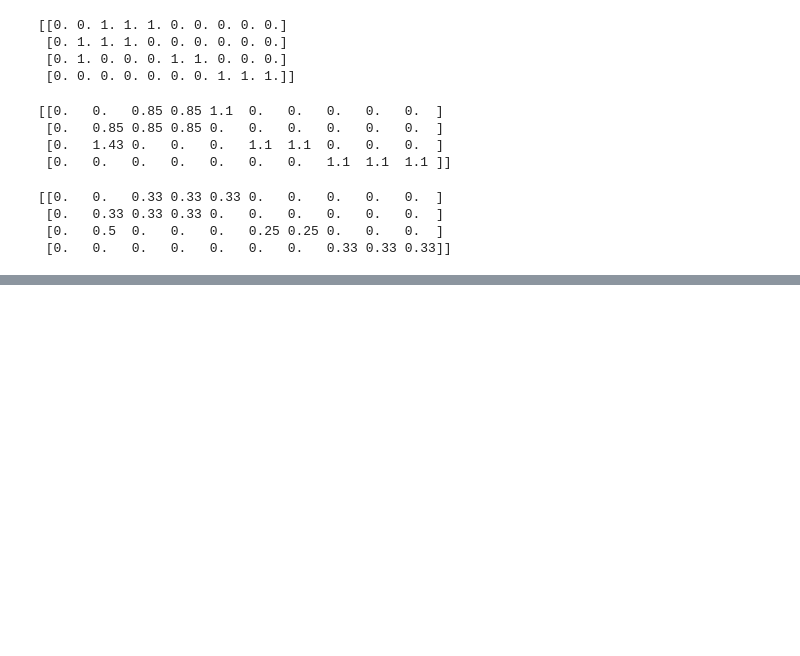
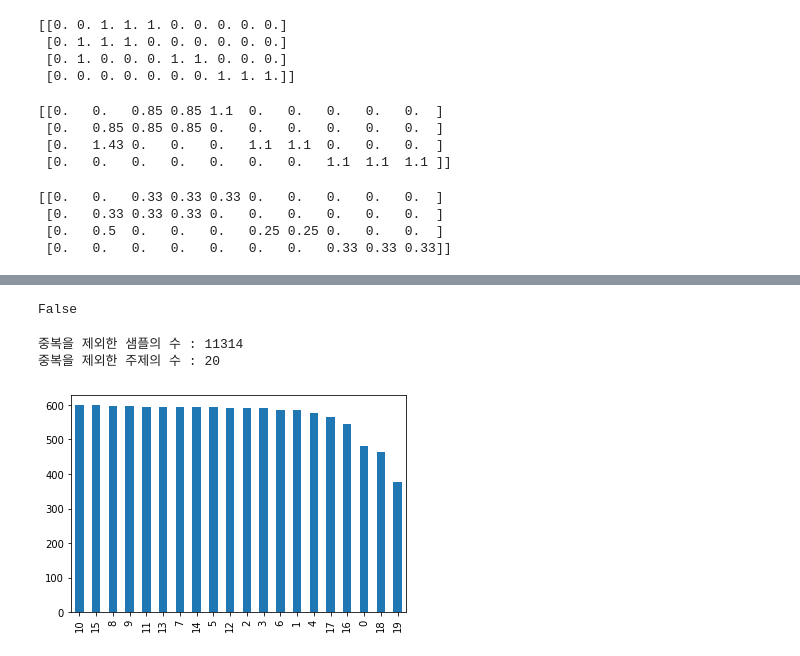
Before and after one commit to JoonYoung-Sohn/practice, a Jupyter notebook: 201201_deep_learning.ipynb, the cells around one changed output, grey strips where cells are left out. Saved outputs shown, nothing was run; the diff lists cells and outputs as text; code cells hidden in the pictures; blank space fills up the shorter version.

```diff
--- a/201201_deep_learning.ipynb
+++ b/201201_deep_learning.ipynb
@@ -138,0 +145,2 @@ print(t.texts_to_matrix(texts, mode = 'freq').round(2))
+# %%
+newsdata = fetch_20newsgroups(subset = 'train')
@@ -138,0 +192,4 @@ print(t.texts_to_matrix(texts, mode = 'freq').round(2))
+# %%
+data = pd.DataFrame(newsdata.data, columns = ['email'])
+data['target'] = pd.Series(newsdata.target)
+data[:5]
@@ -138,0 +215,14 @@ print(t.texts_to_matrix(texts, mode = 'freq').round(2))
+# %%
+data.isnull().values.any()
+# %% [output]
+False
+# %%
+print('중복을 제외한 샘플의 수 : {}'.format(data['email'].nunique()))
+print('중복을 제외한 주제의 수 : {}'.format(data['target'].nunique()))
+# %% [output]
+중복을 제외한 샘플의 수 : 11314
+중복을 제외한 주제의 수 : 20
+# %%
+data['target'].value_counts().plot(kind='bar');
+# %% [output]
+[figure, added]
```
Also changed, not shown: parts of 20 cells of this notebook.
